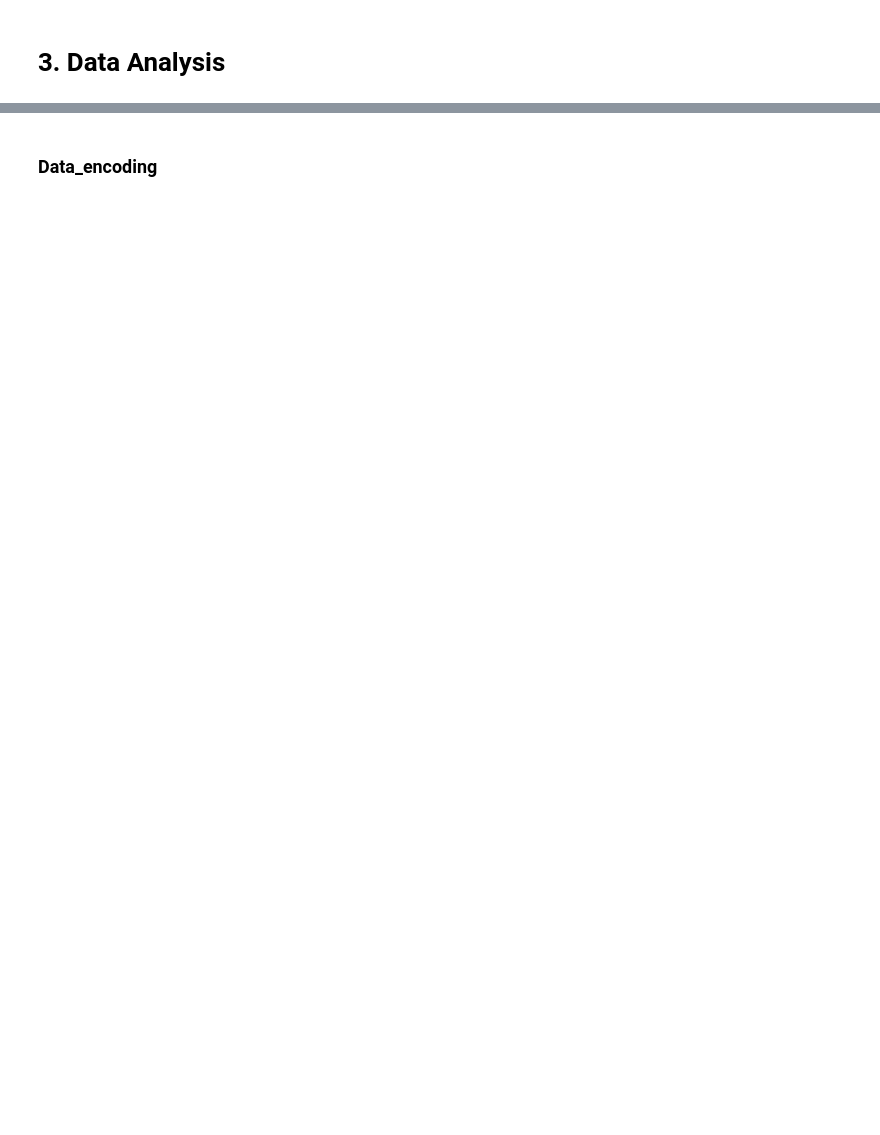
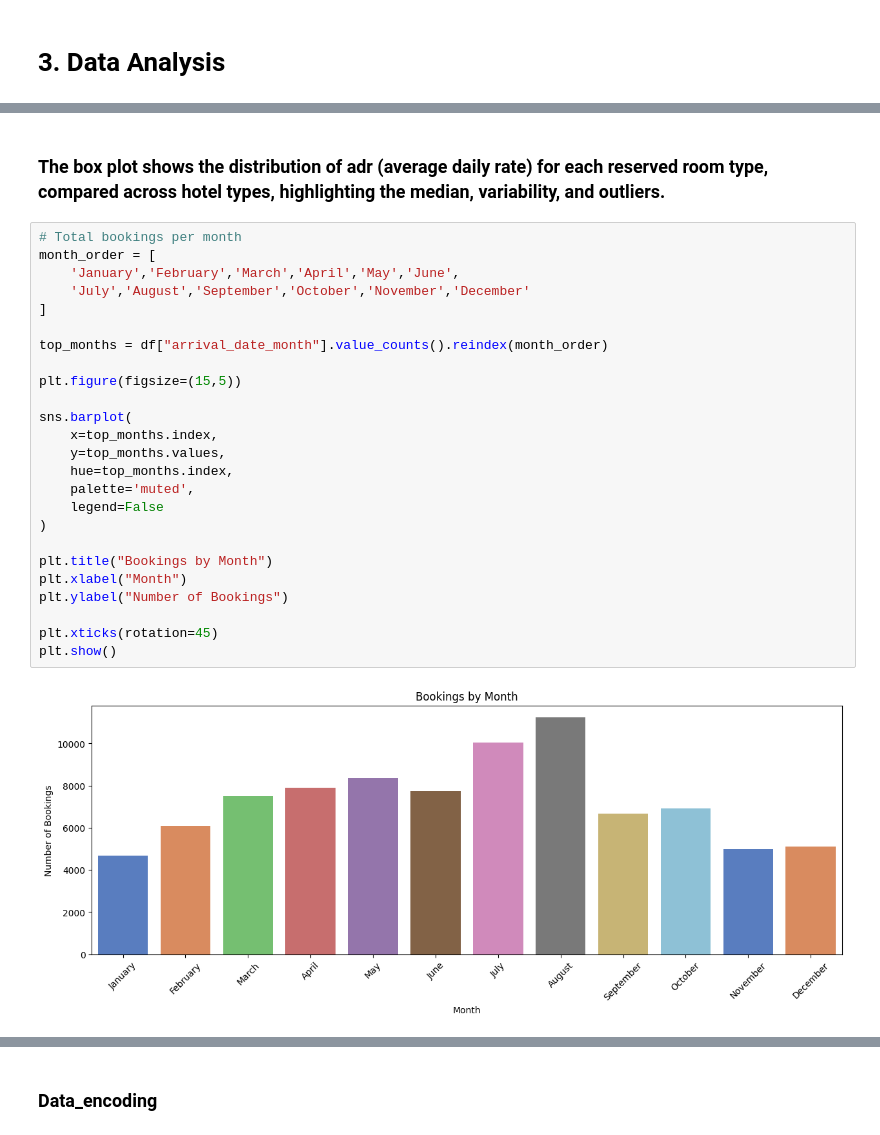
Before and after one commit to appexcell/Hotel-Booking-Prediction---Hospitality, a Jupyter notebook: notebook/hotel-booking-prediction.ipynb, the cells around one changed output, grey strips where cells are left out. Drawn from its saved outputs; the diff is of its cells as text; blank space fills up the shorter version.

```diff
--- a/notebook/hotel-booking-prediction.ipynb
+++ b/notebook/hotel-booking-prediction.ipynb
@@ -317,0 +404,29 @@ City_Hotel- expensive in may month
+# %% [markdown]
+### The box plot shows the distribution of adr (average daily rate) for each reserved room type, compared across hotel types, highlighting the median, variability, and outliers.
+# %%
+# Total bookings per month
+month_order = [
+    'January','February','March','April','May','June',
+    'July','August','September','October','November','December'
+]
+
+top_months = df["arrival_date_month"].value_counts().reindex(month_order)
+
+plt.figure(figsize=(15,5))
+
+sns.barplot(
+    x=top_months.index,
+    y=top_months.values,
+    hue=top_months.index,
+    palette='muted',
+    legend=False
+)
+
+plt.title("Bookings by Month")
+plt.xlabel("Month")
+plt.ylabel("Number of Bookings")
+
+plt.xticks(rotation=45)
+plt.show()
+# %% [output]
+[figure, added]
```
Also changed, not shown: parts of 109 cells of this notebook.
